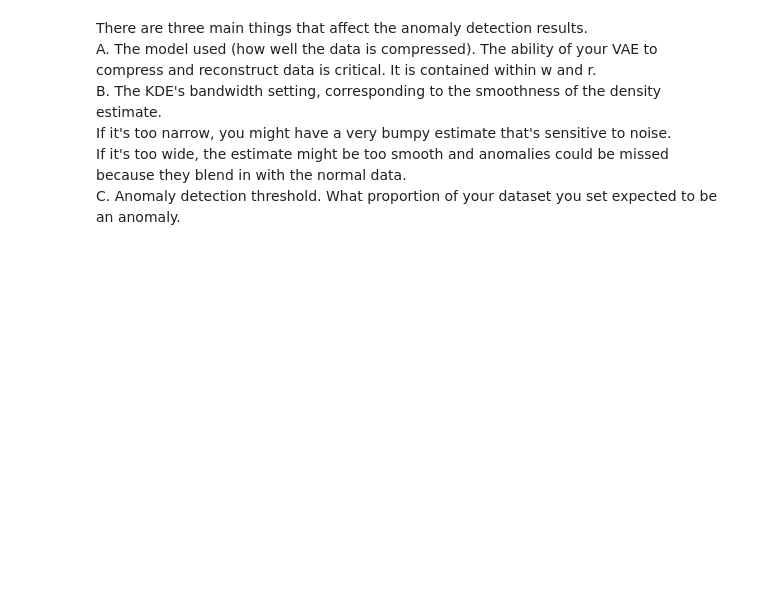
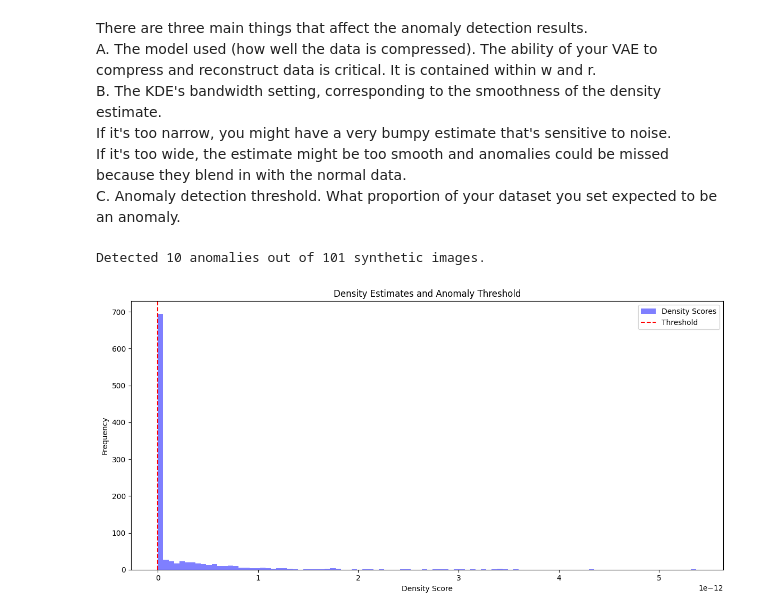
Before and after one commit to exiomius/LAKE, a Jupyter notebook: Cardiotocography/MNIST-LAKE.ipynb, the cells around one changed output. Saved outputs shown, nothing was run; the diff lists cells and outputs as text; code cells hidden in the pictures; blank space fills up the shorter version.

```diff
--- a/Cardiotocography/MNIST-LAKE.ipynb
+++ b/Cardiotocography/MNIST-LAKE.ipynb
@@ -731,0 +707,33 @@ kde_model = load('kde_model.joblib')
+# %%
+# Calibrate and Save KDE
+from joblib import load
+kde_model = load('kde_model.joblib')
+
+# Function to estimate density from C values
+def estimate_density(kde, C):
+    log_density = kde.score_samples(C)
+    return np.exp(log_density)
+
+density_estimates = estimate_density(kde_model, C)
+
+# Determine anomaly threshold and detect anomalies
+threshold = np.percentile(density_estimates, 10)
+anomalies = density_estimates < threshold
+
+# Calculate and print anomaly detection results
+detected_anomalies = np.sum(anomalies[-101:])
+print(f"Detected {detected_anomalies} anomalies out of 101 synthetic images.")
+
+# Plotting
+plt.figure(figsize=(12, 6))
+plt.hist(density_estimates, bins=100, alpha=0.5, color='blue', label='Density Scores')
+plt.axvline(threshold, color='red', linestyle='--', label='Threshold')
+plt.legend()
+plt.title('Density Estimates and Anomaly Threshold')
+plt.xlabel('Density Score')
+plt.ylabel('Frequency')
+plt.tight_layout()
+plt.show()
+# %% [output]
+Detected 10 anomalies out of 101 synthetic images.
+[figure, added]
```
Also changed, not shown: parts of 6 cells of this notebook.
